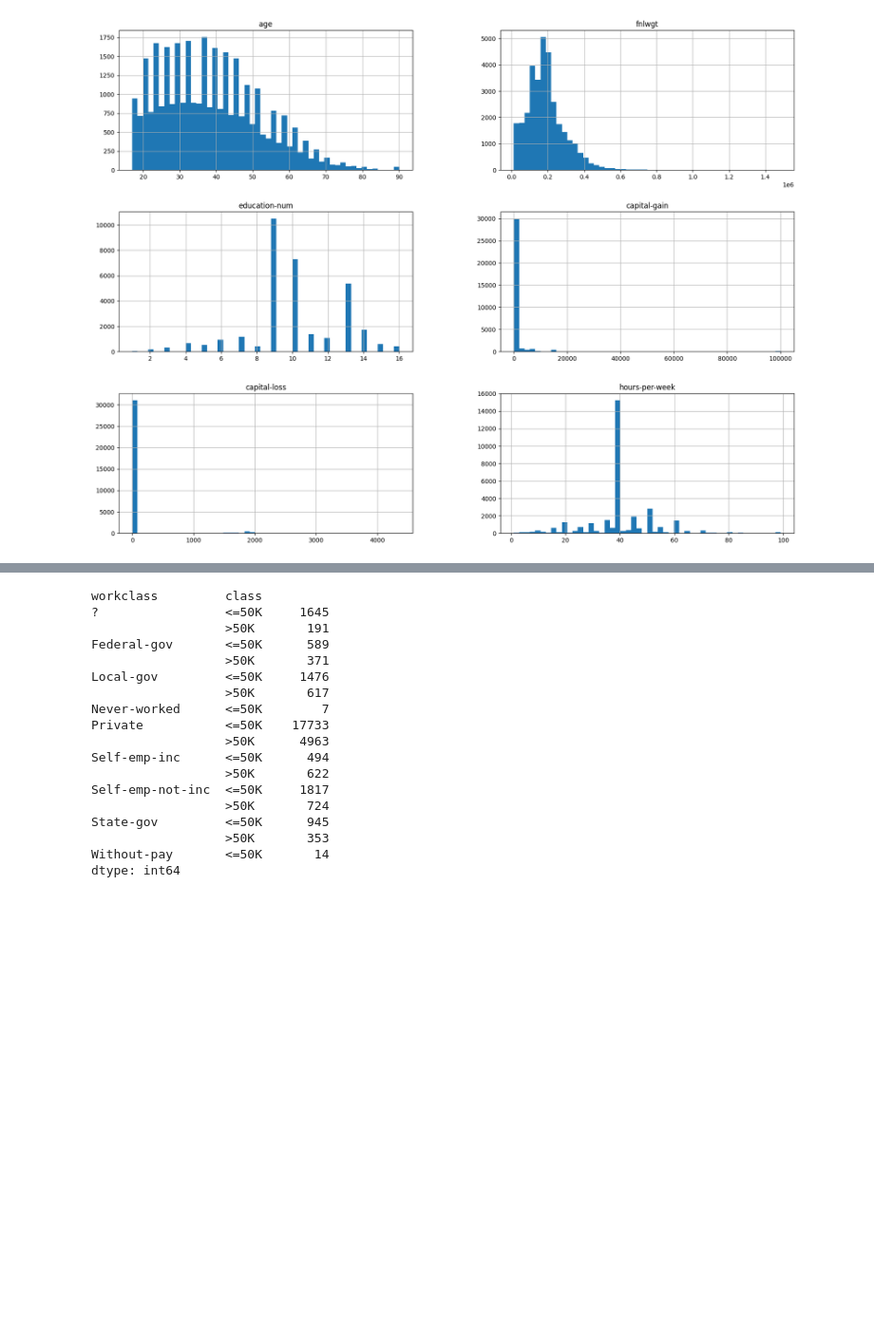
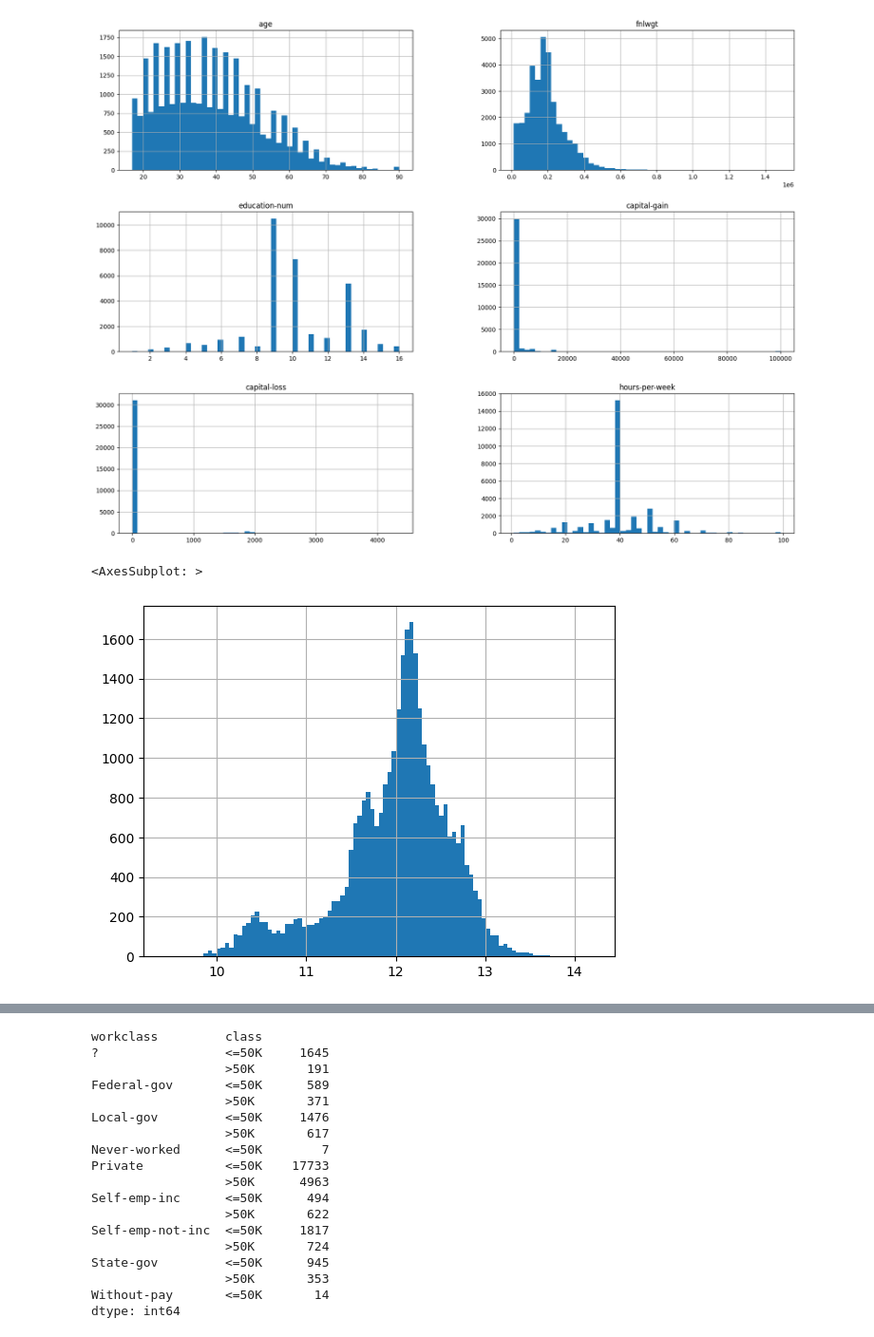
Before and after one commit to roypiyush/python_project, a Jupyter notebook: ml/income_prediction.ipynb, the cells around one changed output, grey strips where cells are left out. Shown at 95% size. Cells and saved outputs as stored; diff of their text form; code cells hidden in the pictures; blank space fills up the shorter version.

```diff
--- a/ml/income_prediction.ipynb
+++ b/ml/income_prediction.ipynb
@@ -100,3 +100,9 @@ train.hist(bins=50, figsize=(20,15))
 plt.show()
 # %% [output]
 [figure]
+# %%
+#train['fnlwgt'].hist(bins=100)
+np.log(train['fnlwgt'] + 1).hist(bins=100)
+# %% [output]
+<AxesSubplot: >
+[figure, added]
```
Also changed, not shown: parts of 20 cells of this notebook, 3 other files.
